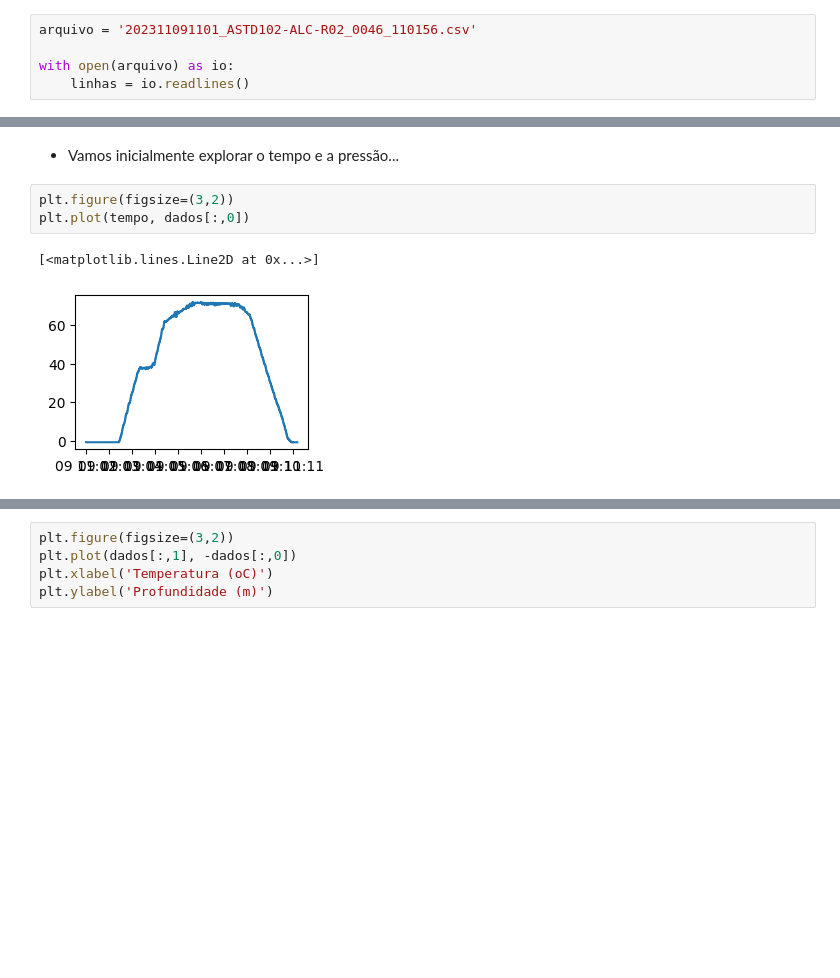
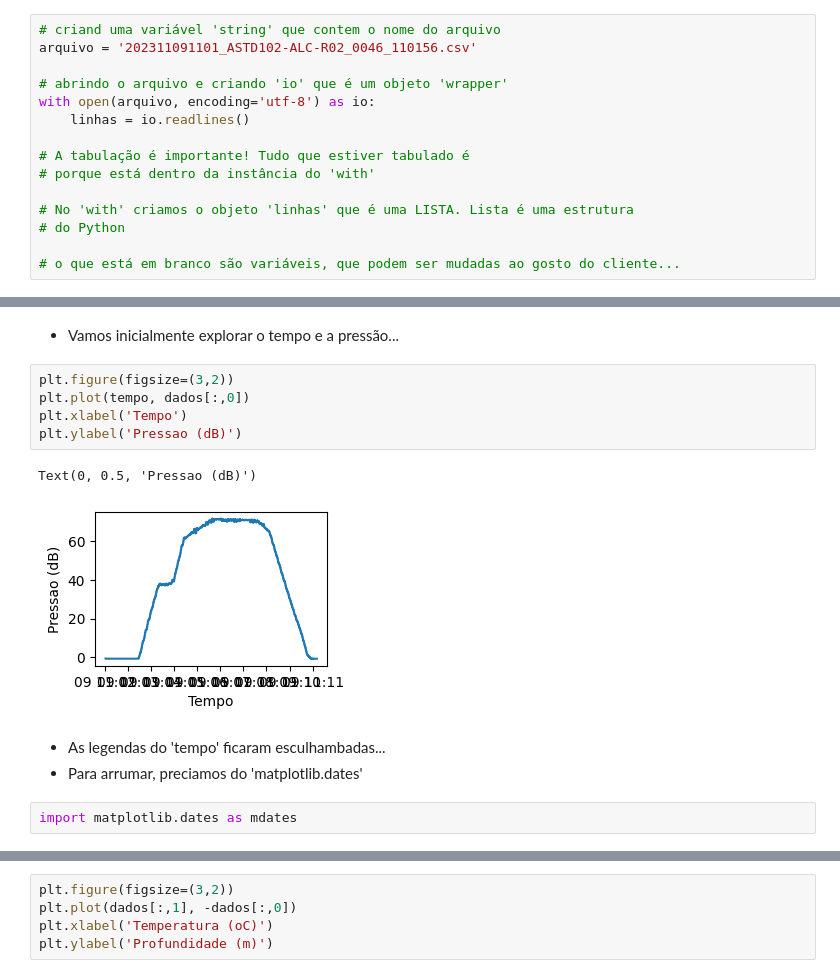
Before and after one commit to GutoSchettini/SNO2026_CTD, a Jupyter notebook: SNO_CTD_1.ipynb, the cells around one changed output, grey strips where cells are left out. Drawn from its saved outputs; the diff is of its cells as text; blank space fills up the shorter version.

```diff
--- a/SNO_CTD_1.ipynb
+++ b/SNO_CTD_1.ipynb
@@ -12,10 +15,20 @@
 - Explore o conteúdo utilizando um editor de text (notepad ou qualquer outro)
 ![{542310C5-C660-4177-8DE7-3D3FF11DB1B4}.png](attachment:8059aec2-bf47-4cf2-a44f-1eed86988227.png)
 # %%
+# criand uma variável 'string' que contem o nome do arquivo
 arquivo = '202311091101_ASTD102-ALC-R02_0046_110156.csv'
 
-with open(arquivo) as io:
+# abrindo o arquivo e criando 'io' que é um objeto 'wrapper'
+with open(arquivo, encoding='utf-8') as io:
     linhas = io.readlines()
+
+# A tabulação é importante! Tudo que estiver tabulado é
+# porque está dentro da instância do 'with'
+
+# No 'with' criamos o objeto 'linhas' que é uma LISTA. Lista é uma estrutura
+# do Python
+
+# o que está em branco são variáveis, que podem ser mudadas ao gosto do cliente...
 # %% [markdown]
 - Explorando os dados e verificando onde está o cabeçalho e onde começam os dados
 # %%
@@ -151,6 +172,13 @@ import matplotlib.pyplot as plt
 # %%
 plt.figure(figsize=(3,2))
 plt.plot(tempo, dados[:,0])
+plt.xlabel('Tempo')
+plt.ylabel('Pressao (dB)')
 # %% [output]
-[<matplotlib.lines.Line2D at 0x...>]
+Text(0, 0.5, 'Pressao (dB)')
-[figure, old version]
+[figure, new version]
+# %% [markdown]
+- As legendas do 'tempo' ficaram esculhambadas...
+- Para arrumar, preciamos do 'matplotlib.dates'
+# %%
+import matplotlib.dates as mdates
```
Also changed, not shown: parts of 25 cells of this notebook, 1 other file.
